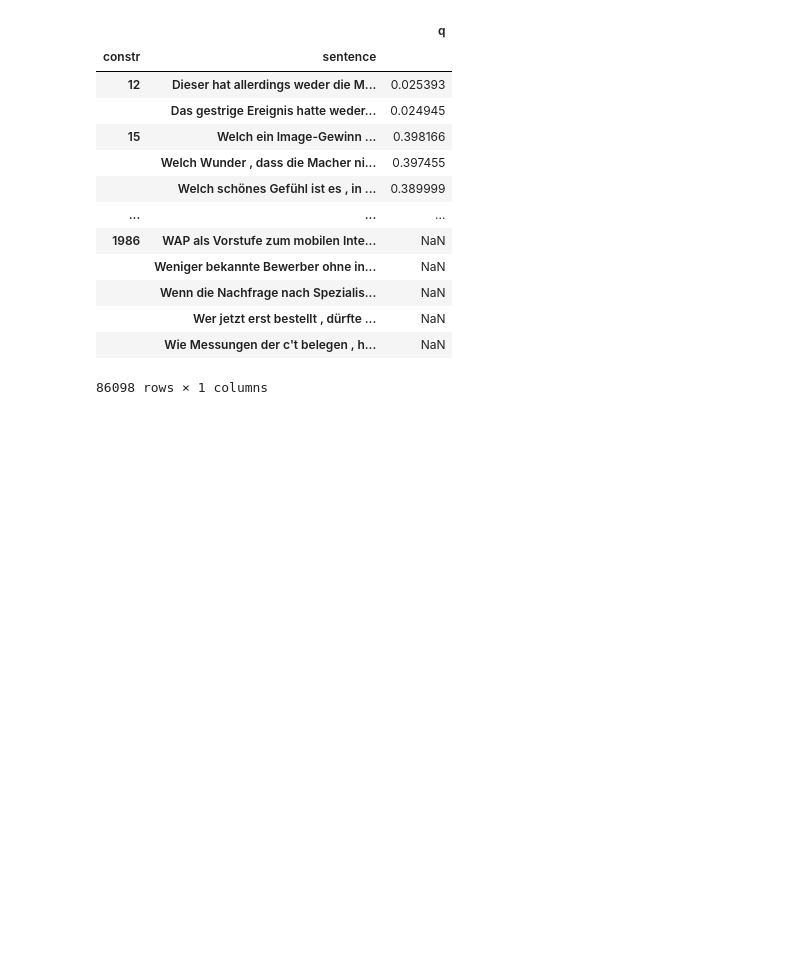
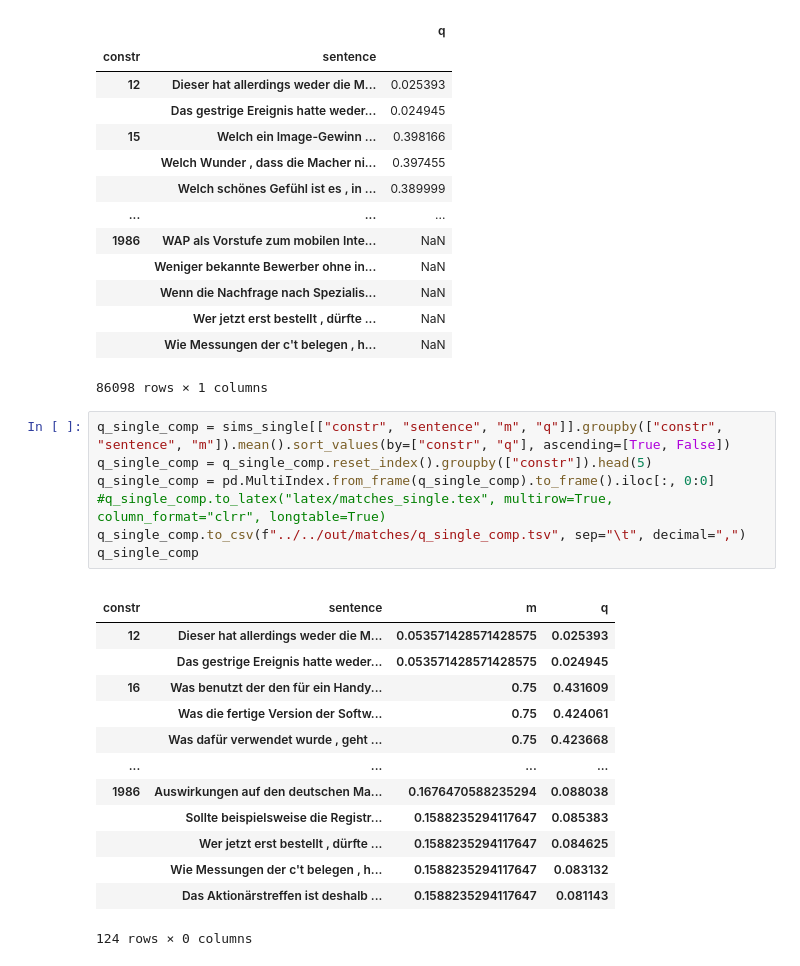
Before and after one commit to TiMauzi/llm-x-cxg, a Jupyter notebook: src/eval/eval_compare.ipynb, the cells around one changed output. Drawn from its saved outputs; the diff is of its cells as text; blank space fills up the shorter version.

```diff
--- a/src/eval/eval_compare.ipynb
+++ b/src/eval/eval_compare.ipynb
@@ -318,3 +318,25 @@ q_ex
 |  | Wer jetzt erst bestellt , dürfte ... | NaN |
 |  | Wie Messungen der c't belegen , h... | NaN |
 86098 rows × 1 columns
+# %%
+q_single_comp = sims_single[["constr", "sentence", "m", "q"]].groupby(["constr", "sentence", "m"]).mean().sort_values(by=["constr", "q"], ascending=[True, False])
+q_single_comp = q_single_comp.reset_index().groupby(["constr"]).head(5)
+q_single_comp = pd.MultiIndex.from_frame(q_single_comp).to_frame().iloc[:, 0:0]
+#q_single_comp.to_latex("latex/matches_single.tex", multirow=True, column_format="clrr", longtable=True)
+q_single_comp.to_csv(f"../../out/matches/q_single_comp.tsv", sep="\t", decimal=",")
+q_single_comp
+# %% [output]
+|  |  |  |  |
+| constr | sentence | m | q |
+| 12 | Dieser hat allerdings weder die M... | 0.053571428571428575 | 0.025393 |
+|  | Das gestrige Ereignis hatte weder... | 0.053571428571428575 | 0.024945 |
+| 16 | Was benutzt der den für ein Handy... | 0.75 | 0.431609 |
+|  | Was die fertige Version der Softw... | 0.75 | 0.424061 |
+|  | Was dafür verwendet wurde , geht ... | 0.75 | 0.423668 |
+| ... | ... | ... | ... |
+| 1986 | Auswirkungen auf den deutschen Ma... | 0.1676470588235294 | 0.088038 |
+|  | Sollte beispielsweise die Registr... | 0.1588235294117647 | 0.085383 |
+|  | Wer jetzt erst bestellt , dürfte ... | 0.1588235294117647 | 0.084625 |
+|  | Wie Messungen der c't belegen , h... | 0.1588235294117647 | 0.083132 |
+|  | Das Aktionärstreffen ist deshalb ... | 0.1588235294117647 | 0.081143 |
+124 rows × 0 columns
```
Also changed, not shown: parts of 1 cell of this notebook, 4 other files.
